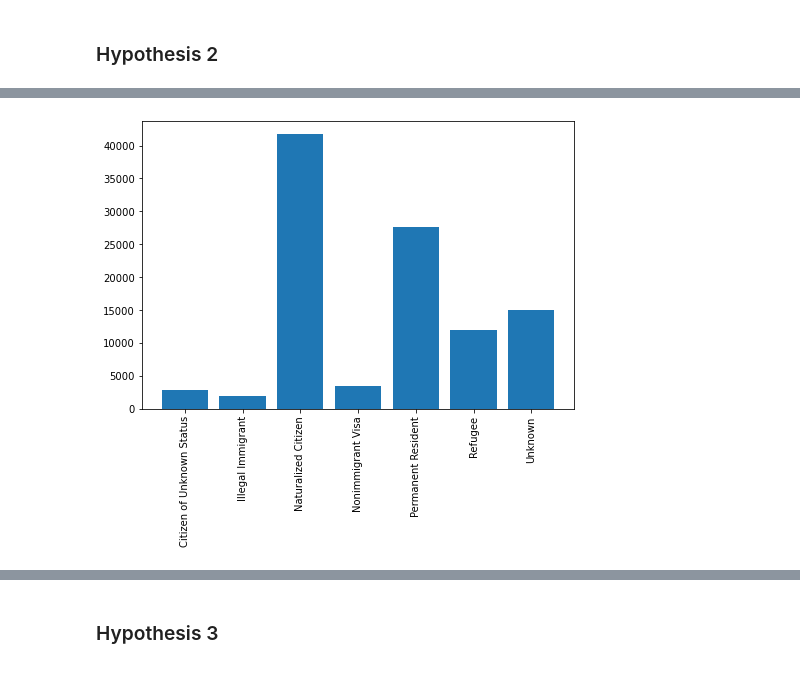
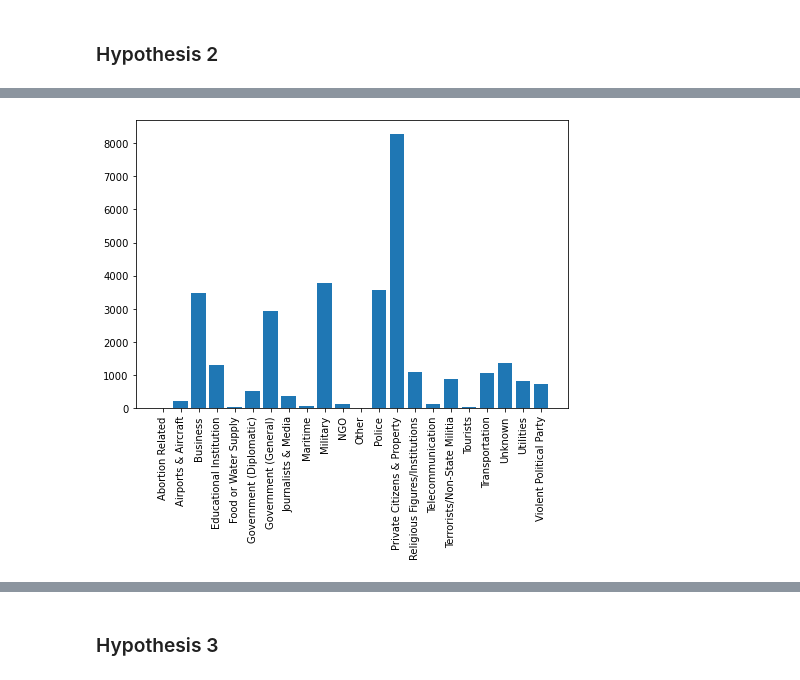
Before and after one commit to iSchool-597PR/2021_Spring_finals, a Jupyter notebook: PR_Final_Project.ipynb, the cells around one changed output, grey strips where cells are left out. Drawn from its saved outputs; the diff is of its cells as text; code cells hidden in the pictures.

```diff
--- a/PR_Final_Project.ipynb
+++ b/PR_Final_Project.ipynb
@@ -577,22 +593,21 @@ citizenshipStatus
 # %%
-### Filters Government officials from the targtype1_txt column to find which citizenship_status type attacked them the most.
+### To check who Nonimmigrant visa holders targeted the most.
 
-options=['Government (Diplomatic)','Government (General)']
+options=['Nonimmigrant Visa']
 
-res = citizenshipStatus[citizenshipStatus['targtype1_txt'].isin(options)]
+res_4 = citizenshipStatus[citizenshipStatus['citizenship_status'].isin(options)]
 
-immigrant_status=res.groupby(['citizenship_status']).agg(cit_count = ('targtype1_txt','count'))
+target_type=res_4.groupby(['targtype1_txt']).agg(cit_count = ('citizenship_status','count'))
 
 
-x = immigrant_status.index.tolist()
-y = immigrant_status['cit_count']
+x = target_type.index.tolist()
+y = target_type['cit_count']
 
 fig = plt.figure()
 ax = fig.add_axes([0,0,1,1])
 ax.bar(x,y)
 plt.xticks(rotation=90)
-
 plt.show()
 # %% [output]
-[figure, old version]
+[figure, new version]
 # %%
```
Also changed, not shown: parts of 19 cells of this notebook.
